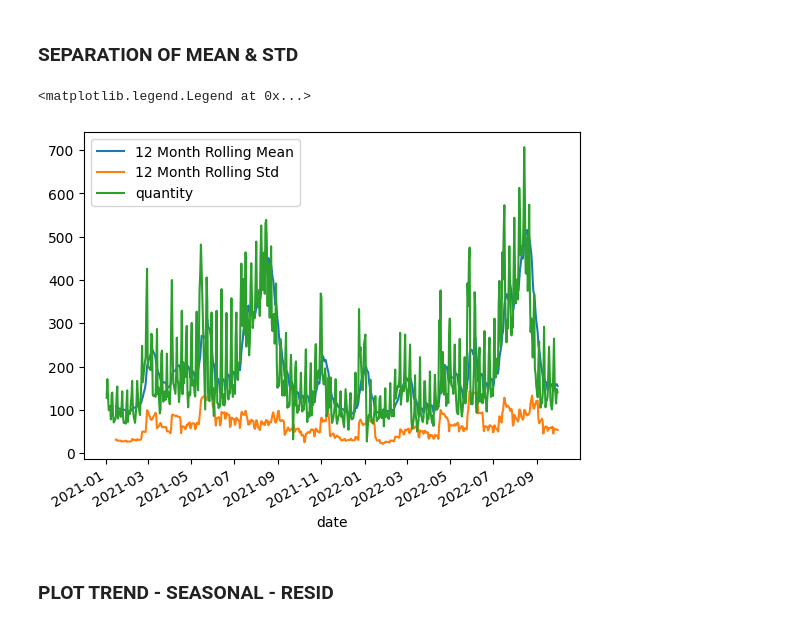
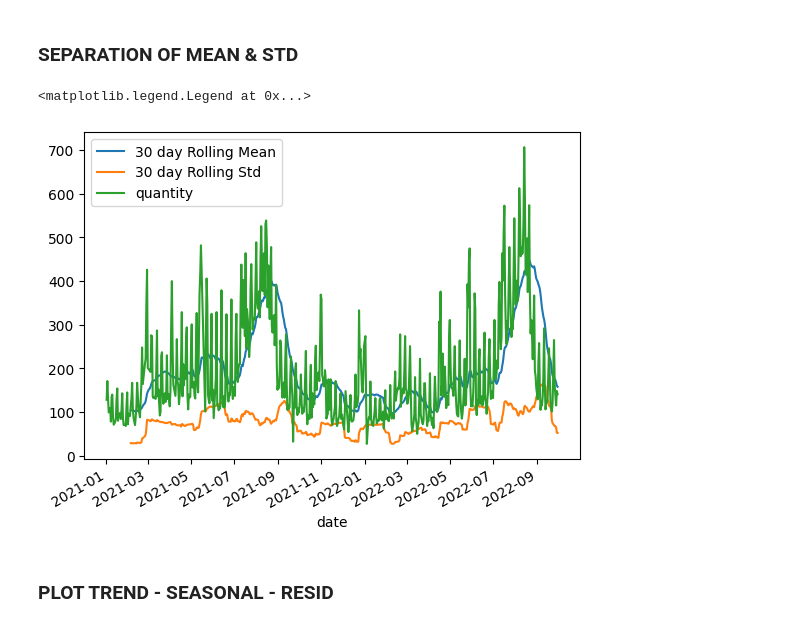
Before and after one commit to davidceka/DataScienceProject, a Jupyter notebook: python/TimeSeries_bakery.ipynb, the cells around one changed output. Saved outputs shown, nothing was run; the diff lists cells and outputs as text; code cells hidden in the pictures.

```diff
--- a/python/TimeSeries_bakery.ipynb
+++ b/python/TimeSeries_bakery.ipynb
@@ -232,13 +317,13 @@ plt.show()
 # %% [markdown]
 ### SEPARATION OF MEAN & STD
 # %%
-df['quantity'].rolling(12).mean().plot(label='12 Month Rolling Mean')
-df['quantity'].rolling(12).std().plot(label='12 Month Rolling Std')
+df['quantity'].rolling(30).mean().plot(label='30 day Rolling Mean')
+df['quantity'].rolling(30).std().plot(label='30 day Rolling Std')
 df['quantity'].plot()
 plt.legend()
 # %% [output]
 <matplotlib.legend.Legend at 0x...>
-[figure, old version]
+[figure, new version]
 # %% [markdown]
 ### PLOT TREND - SEASONAL - RESID
 # %%
```
Also changed, not shown: parts of 14 cells of this notebook, 5 other files.
